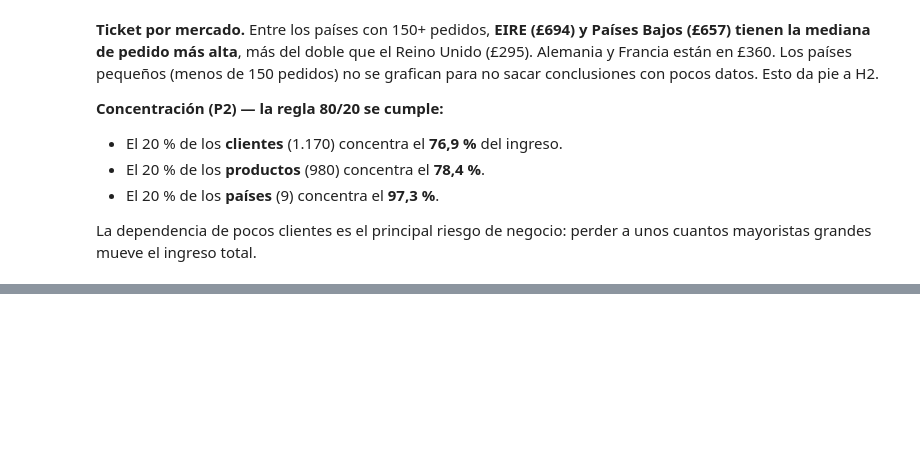
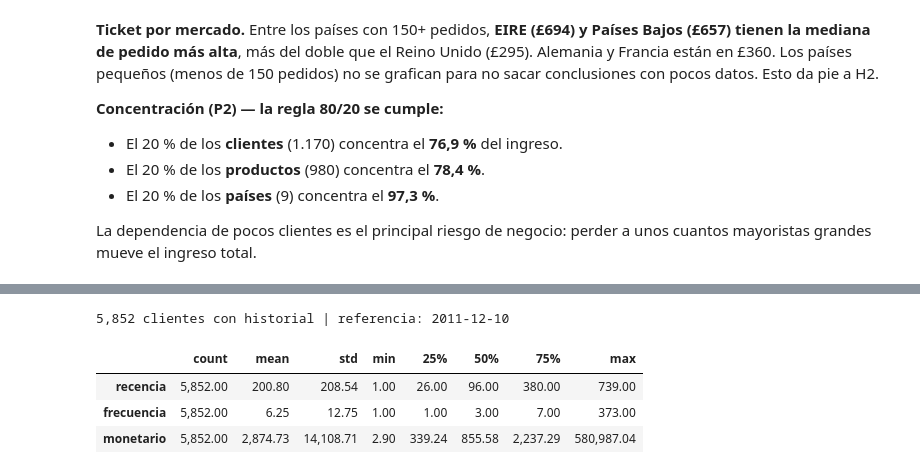
Before and after one commit to Xantyagoh/grupo3-bi-ecommerce, a Jupyter notebook: notebooks/03_eda.ipynb, the cells around one changed output, grey strips where cells are left out. Cells and saved outputs as stored; diff of their text form; code cells hidden in the pictures; blank space fills up the shorter version.

```diff
--- a/notebooks/03_eda.ipynb
+++ b/notebooks/03_eda.ipynb
@@ -339,0 +346,21 @@ La dependencia de pocos clientes es el principal riesgo de negocio: perder a uno
+# %%
+from sklearn.cluster import KMeans
+from sklearn.preprocessing import StandardScaler
+from sklearn.metrics import silhouette_score
+
+fecha_ref = ventas['fecha'].max() + pd.Timedelta(days=1)
+cli = ventas.dropna(subset=['cliente_id'])
+rfm = (cli.groupby('cliente_id')
+       .agg(ultima_compra=('fecha', 'max'), primera_compra=('fecha', 'min'),
+            frecuencia=('factura', 'nunique'), monetario=('importe', 'sum'))
+       .reset_index())
+rfm['recencia'] = (fecha_ref - rfm['ultima_compra']).dt.days
+rfm = rfm[rfm['monetario'] > 0]
+print(f'{len(rfm):,} clientes con historial | referencia: {fecha_ref.date()}')
+rfm[['recencia', 'frecuencia', 'monetario']].describe().T
+# %% [output]
+5,852 clientes con historial | referencia: 2011-12-10
+|  | count | mean | std | min | 25% | 50% | 75% | max |
+| recencia | 5,852.00 | 200.80 | 208.54 | 1.00 | 26.00 | 96.00 | 380.00 | 739.00 |
+| frecuencia | 5,852.00 | 6.25 | 12.75 | 1.00 | 1.00 | 3.00 | 7.00 | 373.00 |
+| monetario | 5,852.00 | 2,874.73 | 14,108.71 | 2.90 | 339.24 | 855.58 | 2,237.29 | 580,987.04 |
```
Also changed, not shown: parts of 9 cells of this notebook, 3 other files.
